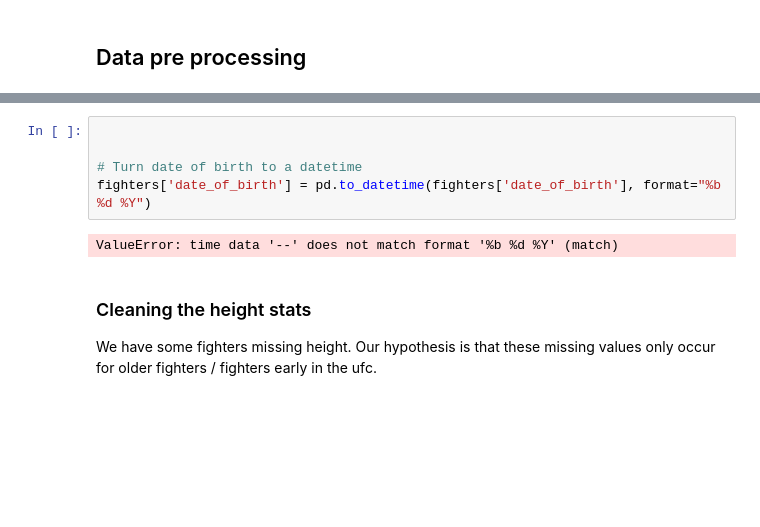
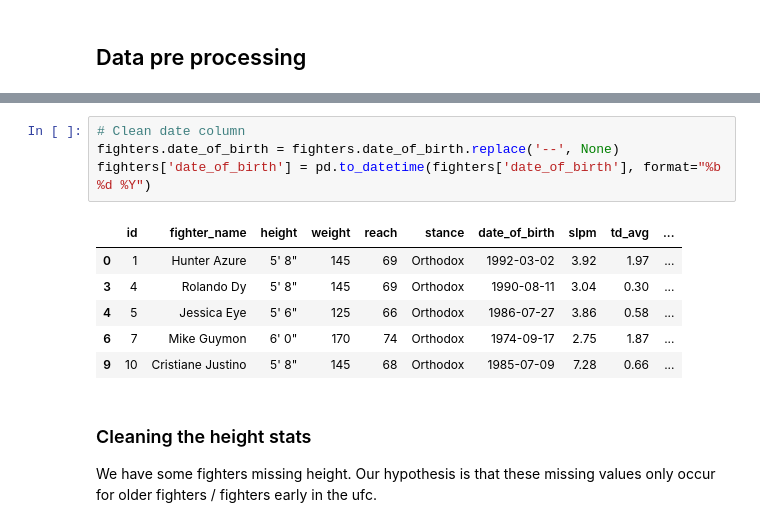
Before and after one commit to Tdeb96/ufc_fight_predictor, a Jupyter notebook: pre-processing.ipynb, the cells around one changed output, grey strips where cells are left out. Drawn from its saved outputs; the diff is of its cells as text; blank space fills up the shorter version.

```diff
--- a/pre-processing.ipynb
+++ b/pre-processing.ipynb
@@ -87,10 +61,14 @@ fighters.loc[fighters.date_of_birth=='--']
 # %%
-
-
-# Turn date of birth to a datetime
+# Clean date column
+fighters.date_of_birth = fighters.date_of_birth.replace('--', None)
 fighters['date_of_birth'] = pd.to_datetime(fighters['date_of_birth'], format="%b %d %Y")
 # %% [output]
-ValueError: time data '--' does not match format '%b %d %Y' (match)
+|  | id | fighter_name | height | weight | reach | stance | date_of_birth | slpm | td_avg | ... |
+| 0 | 1 | Hunter Azure | 5' 8" | 145 | 69 | Orthodox | 1992-03-02 | 3.92 | 1.97 | ... |
+| 3 | 4 | Rolando Dy | 5' 8" | 145 | 69 | Orthodox | 1990-08-11 | 3.04 | 0.30 | ... |
+| 4 | 5 | Jessica Eye | 5' 6" | 125 | 66 | Orthodox | 1986-07-27 | 3.86 | 0.58 | ... |
+| 6 | 7 | Mike Guymon | 6' 0" | 170 | 74 | Orthodox | 1974-09-17 | 2.75 | 1.87 | ... |
+| 9 | 10 | Cristiane Justino | 5' 8" | 145 | 68 | Orthodox | 1985-07-09 | 7.28 | 0.66 | ... |
 # %% [markdown]
 ### Cleaning the height stats
 We have some fighters missing height. Our hypothesis is that these missing values only occur for older fighters / fighters early in the ufc.
```
Also changed, not shown: parts of 8 cells of this notebook, 1 other file.
